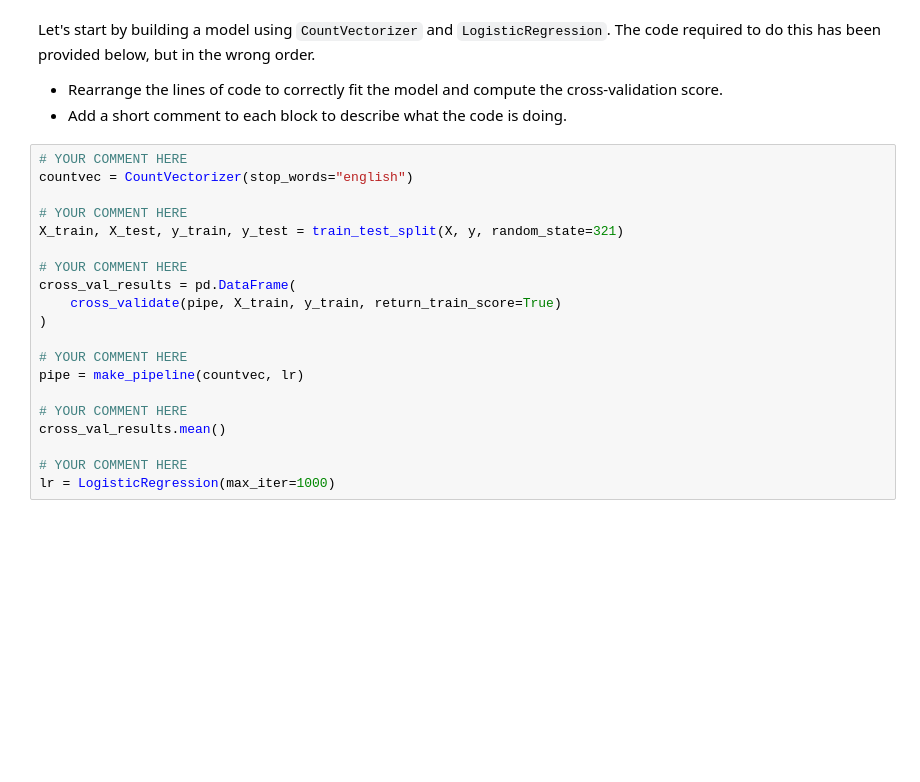
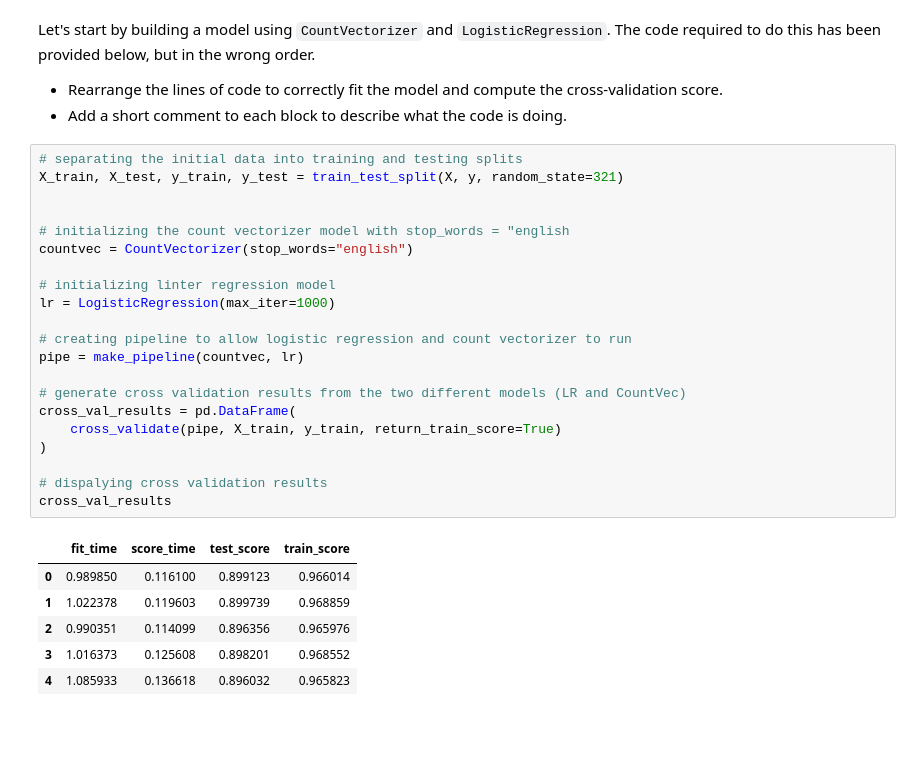
Before and after one commit to Canaut/cpsc330, a Jupyter notebook: hw/hw4/hw4.ipynb, the cells around one changed output. Cells and saved outputs as stored; diff of their text form; blank space fills up the shorter version.

```diff
--- a/hw/hw4/hw4.ipynb
+++ b/hw/hw4/hw4.ipynb
@@ -184,26 +178,34 @@ Let's start by building a model using `CountVectorizer` and `LogisticRegression`
 
 - Rearrange the lines of code to correctly fit the model and compute the cross-validation score.
 - Add a short comment to each block to describe what the code is doing.
-# %%
-# YOUR COMMENT HERE
-countvec = CountVectorizer(stop_words="english")
-
-# YOUR COMMENT HERE
-X_train, X_test, y_train, y_test = train_test_split(X, y, random_state=321)
-
-# YOUR COMMENT HERE
-cross_val_results = pd.DataFrame(
-    cross_validate(pipe, X_train, y_train, return_train_score=True)
-)
-
-# YOUR COMMENT HERE
-pipe = make_pipeline(countvec, lr)
-
-# YOUR COMMENT HERE
-cross_val_results.mean()
-
-# YOUR COMMENT HERE
-lr = LogisticRegression(max_iter=1000)
+# %%
+# separating the initial data into training and testing splits
+X_train, X_test, y_train, y_test = train_test_split(X, y, random_state=321)
+
+
+# initializing the count vectorizer model with stop_words = "english
+countvec = CountVectorizer(stop_words="english")
+
+# initializing linter regression model
+lr = LogisticRegression(max_iter=1000)
+
+# creating pipeline to allow logistic regression and count vectorizer to run
+pipe = make_pipeline(countvec, lr)
+
+# generate cross validation results from the two different models (LR and CountVec)
+cross_val_results = pd.DataFrame(
+    cross_validate(pipe, X_train, y_train, return_train_score=True)
+)
+
+# dispalying cross validation results
+cross_val_results
+# %% [output]
+|  | fit_time | score_time | test_score | train_score |
+| 0 | 0.989850 | 0.116100 | 0.899123 | 0.966014 |
+| 1 | 1.022378 | 0.119603 | 0.899739 | 0.968859 |
+| 2 | 0.990351 | 0.114099 | 0.896356 | 0.965976 |
+| 3 | 1.016373 | 0.125608 | 0.898201 | 0.968552 |
+| 4 | 1.085933 | 0.136618 | 0.896032 | 0.965823 |
 # %% [markdown]
 <br><br>
 # %% [markdown]
```
Also changed, not shown: parts of 28 cells of this notebook.
